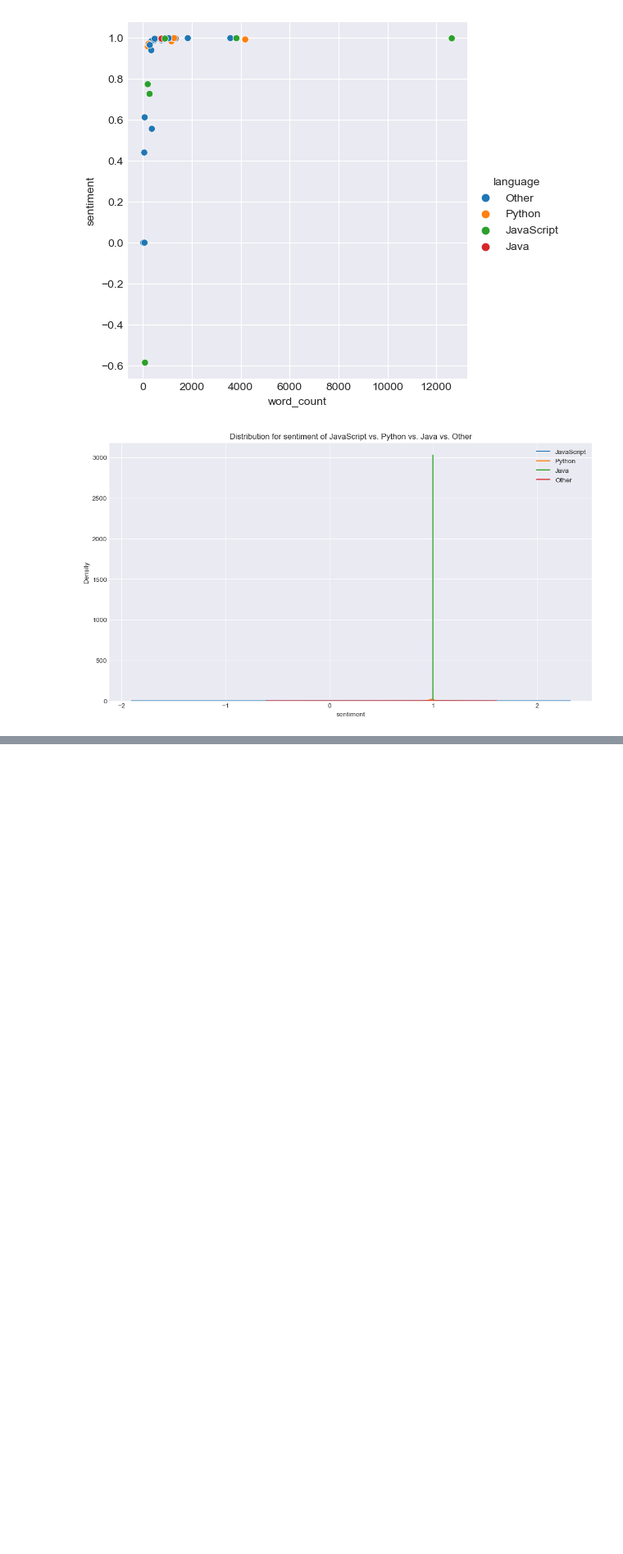
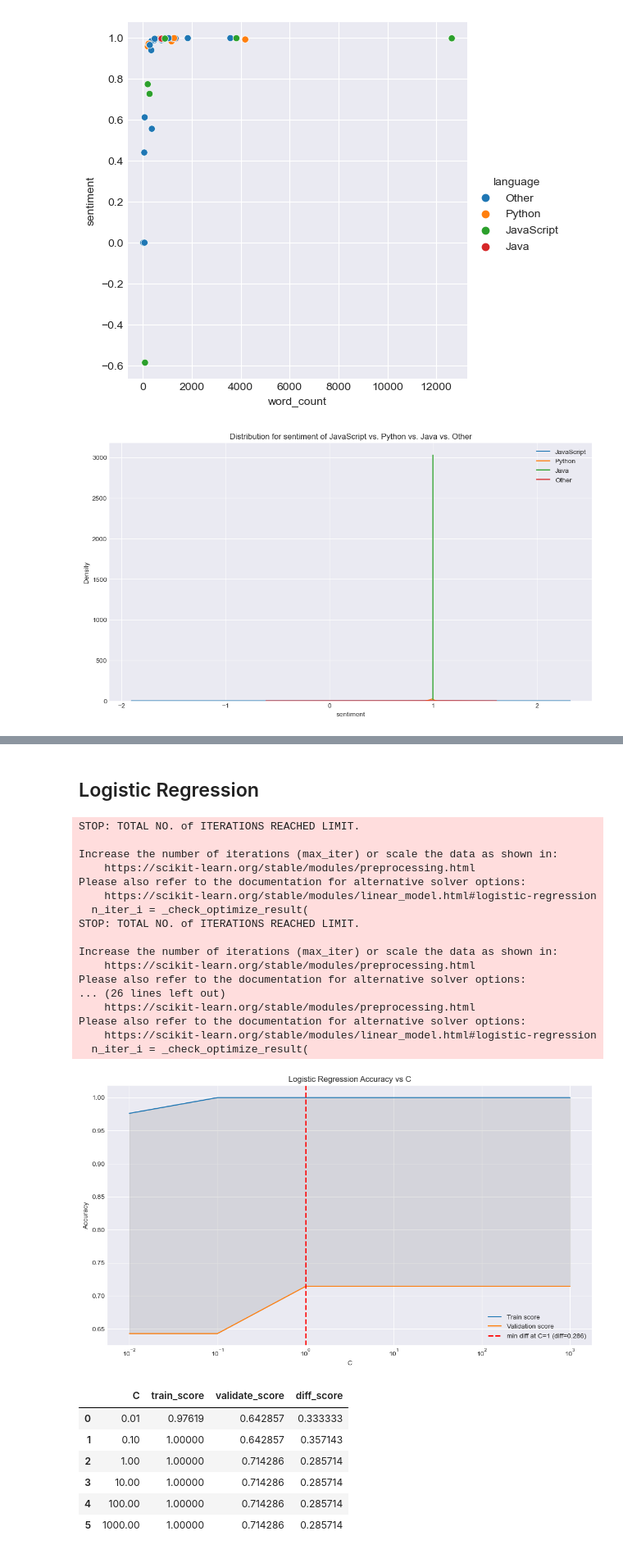
Before and after one commit to Chellyandy/nlp-project, a Jupyter notebook: Andy-nlp.ipynb, the cells around one changed output, grey strips where cells are left out. Shown at 82% size. Cells and saved outputs as stored; diff of their text form; code cells hidden in the pictures; blank space fills up the shorter version.

```diff
--- a/Andy-nlp.ipynb
+++ b/Andy-nlp.ipynb
@@ -639,0 +897,2 @@ plt.show()
+# %% [markdown]
+## Logistic Regression
@@ -639,0 +957,29 @@ plt.show()
+# %%
+# run logistic regression model
+plot_logistic_regression(X_bow, X_validate_bow, y_train, y_validate)
+# %% [output]
+STOP: TOTAL NO. of ITERATIONS REACHED LIMIT.
+
+Increase the number of iterations (max_iter) or scale the data as shown in:
+    https://scikit-learn.org/stable/modules/preprocessing.html
+Please also refer to the documentation for alternative solver options:
+    https://scikit-learn.org/stable/modules/linear_model.html#logistic-regression
+  n_iter_i = _check_optimize_result(
+STOP: TOTAL NO. of ITERATIONS REACHED LIMIT.
+
+Increase the number of iterations (max_iter) or scale the data as shown in:
+    https://scikit-learn.org/stable/modules/preprocessing.html
+Please also refer to the documentation for alternative solver options:
+... (26 lines left out)
+    https://scikit-learn.org/stable/modules/preprocessing.html
+Please also refer to the documentation for alternative solver options:
+    https://scikit-learn.org/stable/modules/linear_model.html#logistic-regression
+  n_iter_i = _check_optimize_result(
+[figure, added]
+|  | C | train_score | validate_score | diff_score |
+| 0 | 0.01 | 0.97619 | 0.642857 | 0.333333 |
+| 1 | 0.10 | 1.00000 | 0.642857 | 0.357143 |
+| 2 | 1.00 | 1.00000 | 0.714286 | 0.285714 |
+| 3 | 10.00 | 1.00000 | 0.714286 | 0.285714 |
+| 4 | 100.00 | 1.00000 | 0.714286 | 0.285714 |
+| 5 | 1000.00 | 1.00000 | 0.714286 | 0.285714 |
```
Also changed, not shown: parts of 17 cells of this notebook.
